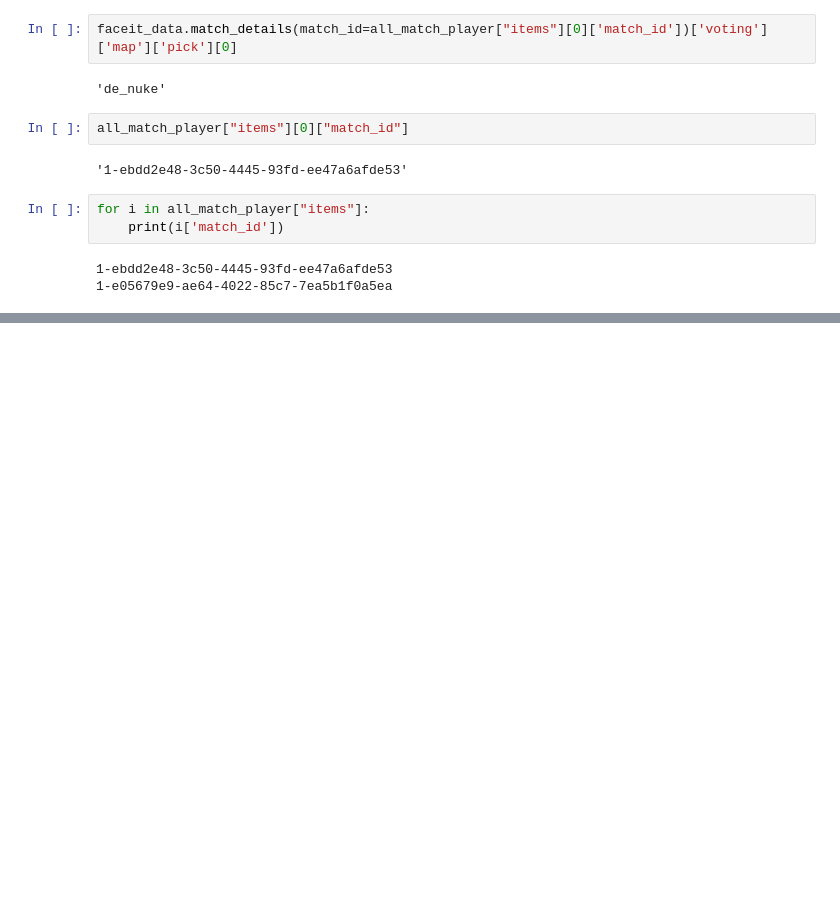
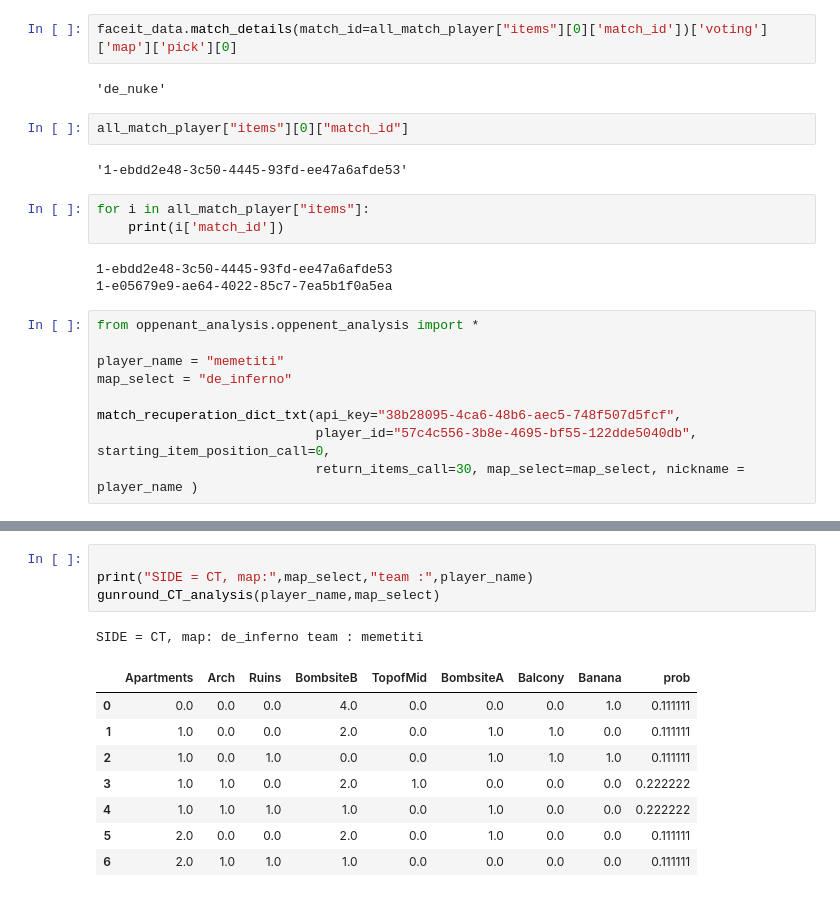
Before and after one commit to Meakk/cs_go_project, a Jupyter notebook: research_notebook.ipynb, the cells around one changed output, grey strips where cells are left out. Cells and saved outputs as stored; diff of their text form; blank space fills up the shorter version.

```diff
--- a/research_notebook.ipynb
+++ b/research_notebook.ipynb
@@ -145,3 +145,12 @@ for i in all_match_player["items"]:
 # %% [output]
 1-ebdd2e48-3c50-4445-93fd-ee47a6afde53
 1-e05679e9-ae64-4022-85c7-7ea5b1f0a5ea
+# %%
+from oppenant_analysis.oppenent_analysis import *
+
+player_name = "memetiti"
+map_select = "de_inferno"
+
+match_recuperation_dict_txt(api_key="38b28095-4ca6-48b6-aec5-748f507d5fcf",
+                            player_id="57c4c556-3b8e-4695-bf55-122dde5040db", starting_item_position_call=0,
+                            return_items_call=30, map_select=map_select, nickname = player_name )
@@ -147,0 +190,14 @@ for i in all_match_player["items"]:
+# %%
+
+print("SIDE = CT, map:",map_select,"team :",player_name)
+gunround_CT_analysis(player_name,map_select)
+# %% [output]
+SIDE = CT, map: de_inferno team : memetiti
+|  | Apartments | Arch | Ruins | BombsiteB | TopofMid | BombsiteA | Balcony | Banana | prob |
+| 0 | 0.0 | 0.0 | 0.0 | 4.0 | 0.0 | 0.0 | 0.0 | 1.0 | 0.111111 |
+| 1 | 1.0 | 0.0 | 0.0 | 2.0 | 0.0 | 1.0 | 1.0 | 0.0 | 0.111111 |
+| 2 | 1.0 | 0.0 | 1.0 | 0.0 | 0.0 | 1.0 | 1.0 | 1.0 | 0.111111 |
+| 3 | 1.0 | 1.0 | 0.0 | 2.0 | 1.0 | 0.0 | 0.0 | 0.0 | 0.222222 |
+| 4 | 1.0 | 1.0 | 1.0 | 1.0 | 0.0 | 1.0 | 0.0 | 0.0 | 0.222222 |
+| 5 | 2.0 | 0.0 | 0.0 | 2.0 | 0.0 | 1.0 | 0.0 | 0.0 | 0.111111 |
+| 6 | 2.0 | 1.0 | 1.0 | 1.0 | 0.0 | 0.0 | 0.0 | 0.0 | 0.111111 |
```
Also changed, not shown: parts of 2 cells of this notebook, 1 other file.
